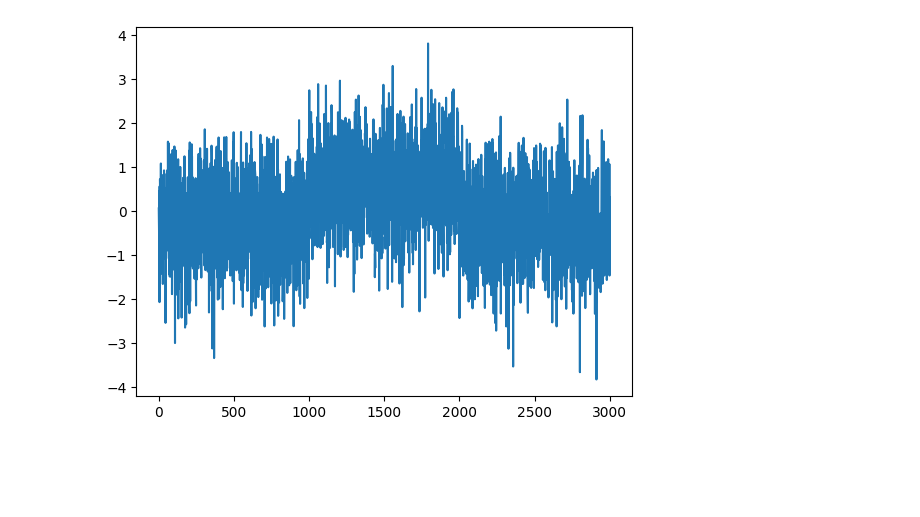
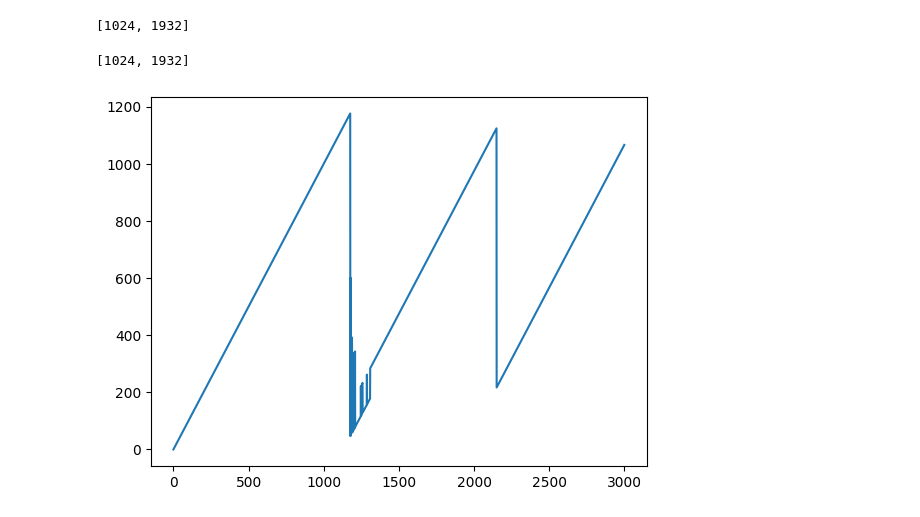
Before and after one commit to grosed/oop, a Jupyter notebook: notebooks/amoc.ipynb, the cells around one changed output. Drawn from its saved outputs; the diff is of its cells as text; code cells hidden in the pictures; blank space fills up the shorter version.

```diff
--- a/notebooks/amoc.ipynb
+++ b/notebooks/amoc.ipynb
@@ -57,14 +73,40 @@ locs = op(X,normal_mean,beta)
-# %%
-X = [0 for i in range(1000)] + [1 for i in range(1000)]  + [0 for i in range(1000)]
-E = norm.rvs(size=3000)
-Z = [x+e for x,e in zip(X,E)]
-mu = mean(Z)
-sigma = sqrt(variance(Z))
-Z = [(z-mu)/sigma for z in Z]
-plt.plot(Z)
-plt.show()
-# %% [output]
-[figure, removed]
+# %%
+changepoints(locs)
+# %% [output]
+[1024, 1932]
+# %%
+
+class pelt_functor :
+    def __init__(self) :
+        self.D = {}
+    def add(self,x,y) :
+        _,b = x
+        self.D[b] = y
+    def __call__(self,*x) :
+        _,b = x
+        return self.D[b]
+
+def pelt(X,cost,beta) :
+    G = cost(X)
+    F = pelt_functor()
+    locations = []
+    left = 0
+    for i in range(len(X)) :
+        min_cost,loc = amoc(F,G,left,i,beta,G(0,i))
+        F.add((left,i),min_cost)
+        locations.append(loc)
+        # prune
+        pruned = [j for j in range(left,i) if F(left,j) + G(j+1,i) > F(left,i)]
+        if pruned != [] :
+            left = pruned[-1]
+    for i in range(len(locations)) :
+        locations[i] = i - locations[i]
+    return locations
 # %%
-beta = 2*log(len(Z))
-locs = op(Z,normal_mean,beta)
+beta = 2*log(len(X))
+locs = pelt(X,normal_mean,beta)
+plt.plot(locs)
+changepoints(locs)
+# %% [output]
+[1024, 1932]
+[figure, added]
```
Also changed, not shown: parts of 14 cells of this notebook.
